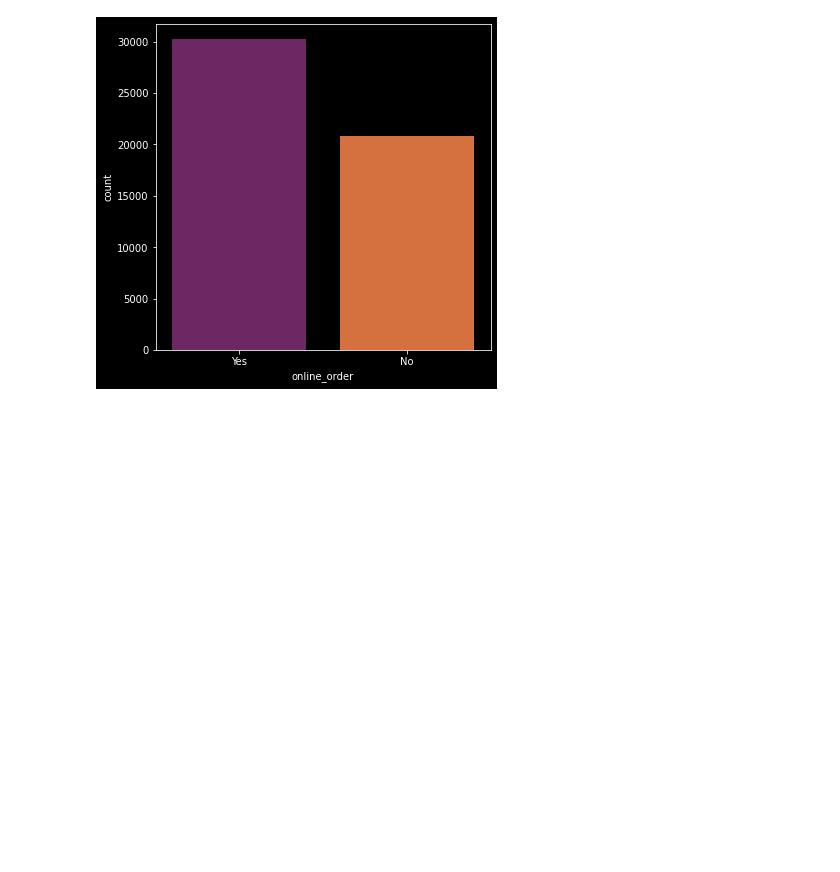
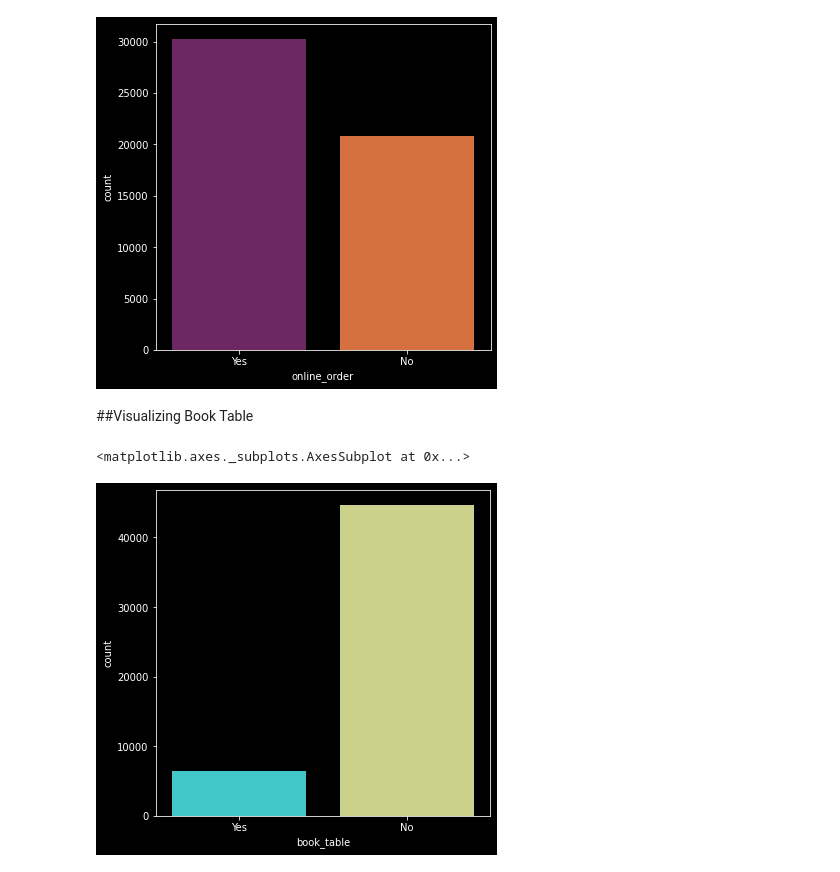
Before and after one commit to agnxsh/zomato-blr-data-analysis, a Jupyter notebook: zomato_blr_data_analysis.ipynb, the cells around one changed output. Drawn from its saved outputs; the diff is of its cells as text; code cells hidden in the pictures; blank space fills up the shorter version.

```diff
--- a/zomato_blr_data_analysis.ipynb
+++ b/zomato_blr_data_analysis.ipynb
@@ -390,3 +390,11 @@ sns.countplot(df['online_order'],palette='inferno')
 # %% [output]
 <matplotlib.axes._subplots.AxesSubplot at 0x...>
 [figure]
+# %% [markdown]
+##Visualizing Book Table
+# %%
+plt.figure(figsize=(6,6))
+sns.countplot(df['book_table'],palette='rainbow')
+# %% [output]
+<matplotlib.axes._subplots.AxesSubplot at 0x...>
+[figure, added]
```
Also changed, not shown: parts of 24 cells of this notebook.
